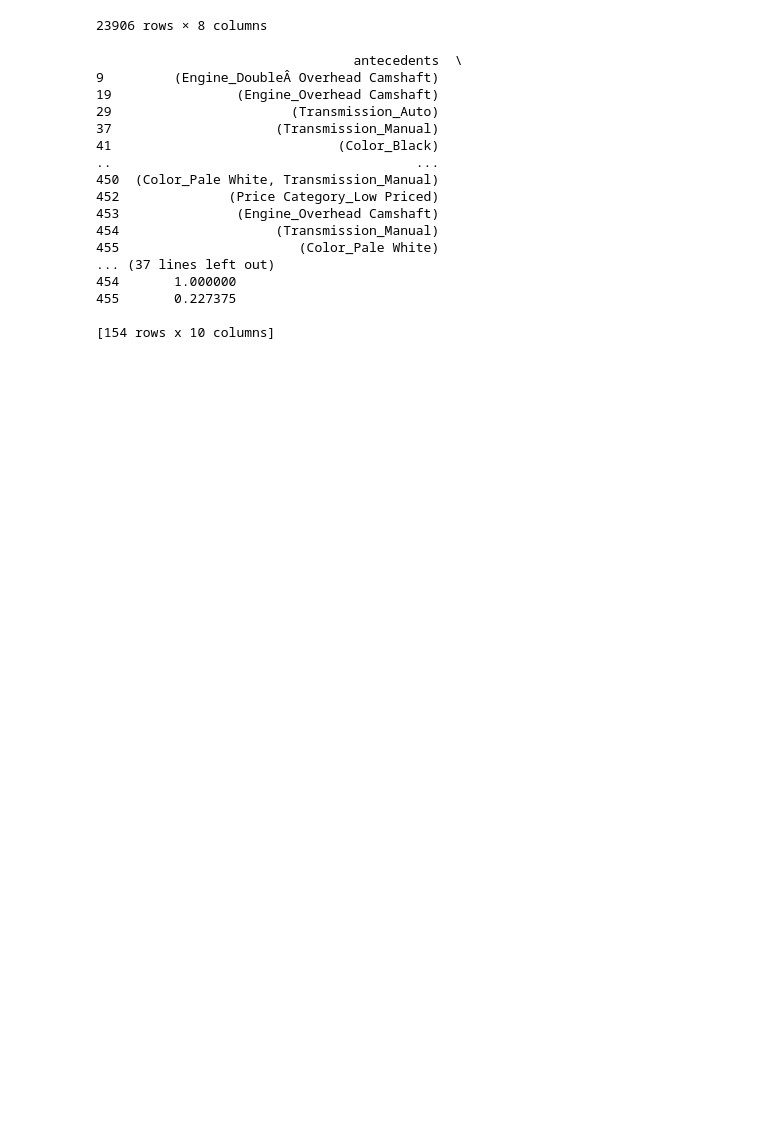
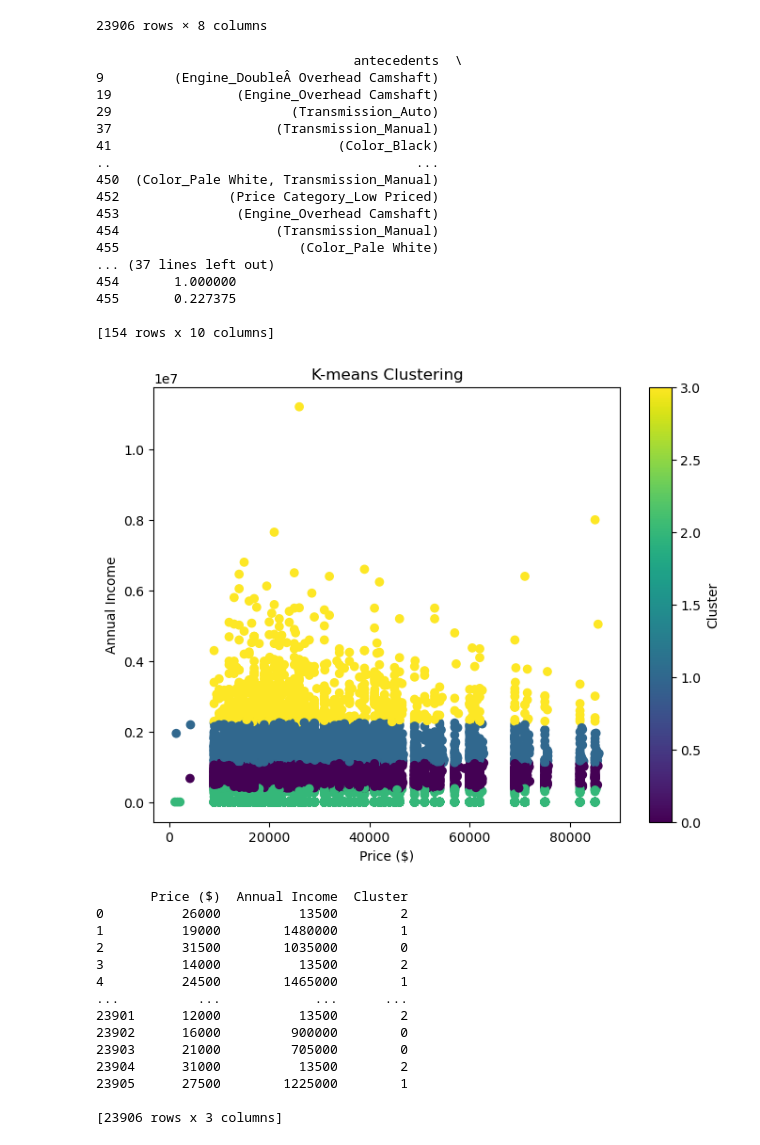
Before and after one commit to vocar12345/DM_PROJECT_, a Jupyter notebook: car_sale_data.ipynb, the cells around one changed output. Drawn from its saved outputs; the diff is of its cells as text; code cells hidden in the pictures; blank space fills up the shorter version.

```diff
--- a/car_sale_data.ipynb
+++ b/car_sale_data.ipynb
@@ -412,3 +412,47 @@ print(income_rules)
 455       0.227375
 
 [154 rows x 10 columns]
+# %%
+#k mean cluster to visualize colleration between annual income and car price
+from sklearn.cluster import KMeans
+
+
+k_df = pd.read_csv('car_data.csv')
+
+# main features for plot
+features = k_df[['Price ($)', 'Annual Income']]
+
+# Perform k-means clustering
+kmeans = KMeans(n_clusters=4, random_state=42)
+kmeans.fit(features)
+
+# add cluster label
+k_df['Cluster'] = kmeans.labels_
+
+# Visualize the clusters
+plt.figure(figsize=(8, 6))
+plt.scatter(k_df['Price ($)'], k_df['Annual Income'], c=k_df['Cluster'], cmap='viridis')
+plt.xlabel('Price ($)')
+plt.ylabel('Annual Income')
+plt.title('K-means Clustering')
+plt.colorbar(label='Cluster')
+plt.show()
+
+# display the dataFrame with cluster labels
+print(k_df[['Price ($)', 'Annual Income', 'Cluster']])
+# %% [output]
+[figure, added]
+       Price ($)  Annual Income  Cluster
+0          26000          13500        2
+1          19000        1480000        1
+2          31500        1035000        0
+3          14000          13500        2
+4          24500        1465000        1
+...          ...            ...      ...
+23901      12000          13500        2
+23902      16000         900000        0
+23903      21000         705000        0
+23904      31000          13500        2
+23905      27500        1225000        1
+
+[23906 rows x 3 columns]
```
Also changed, not shown: parts of 1 cell of this notebook.
